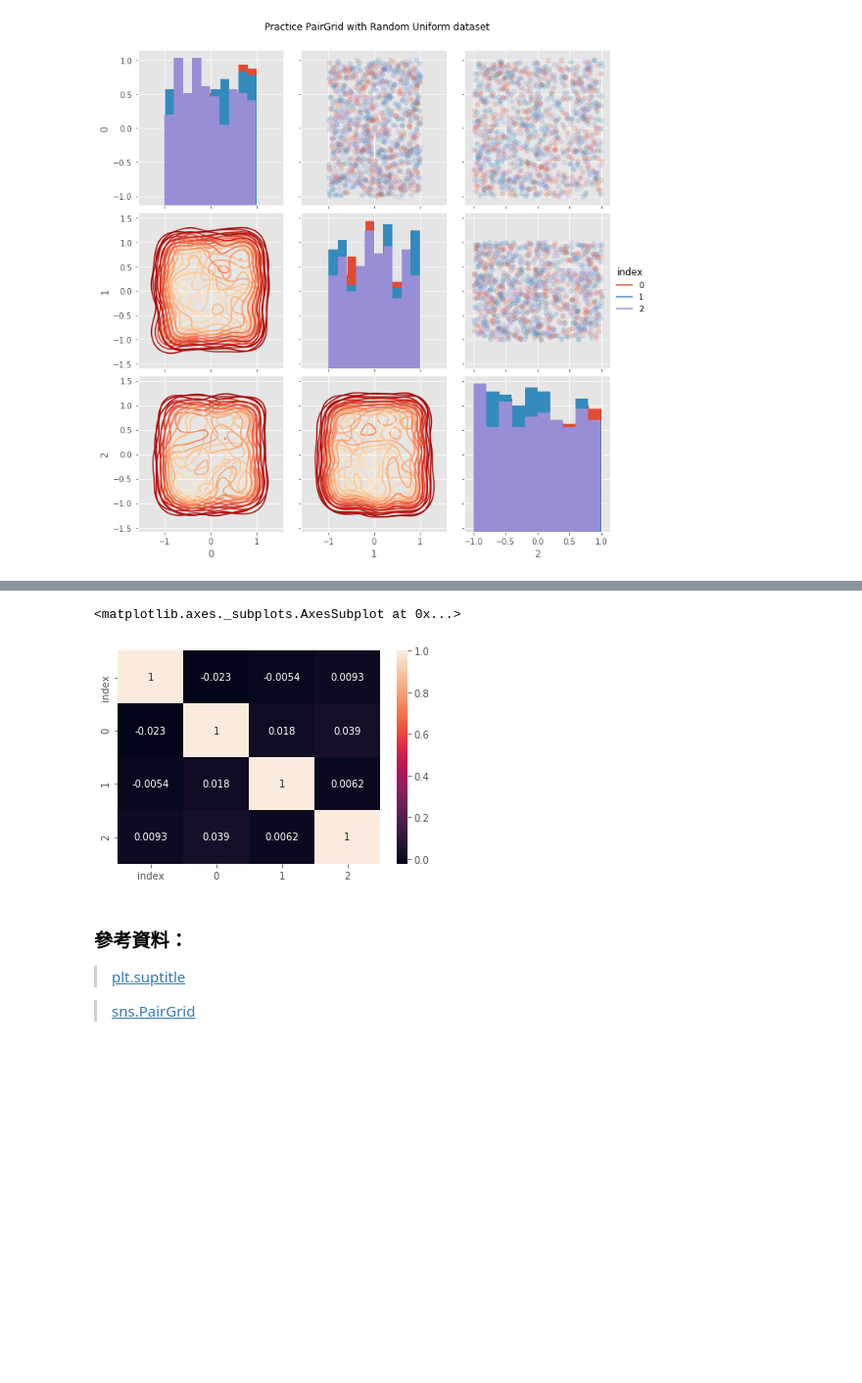
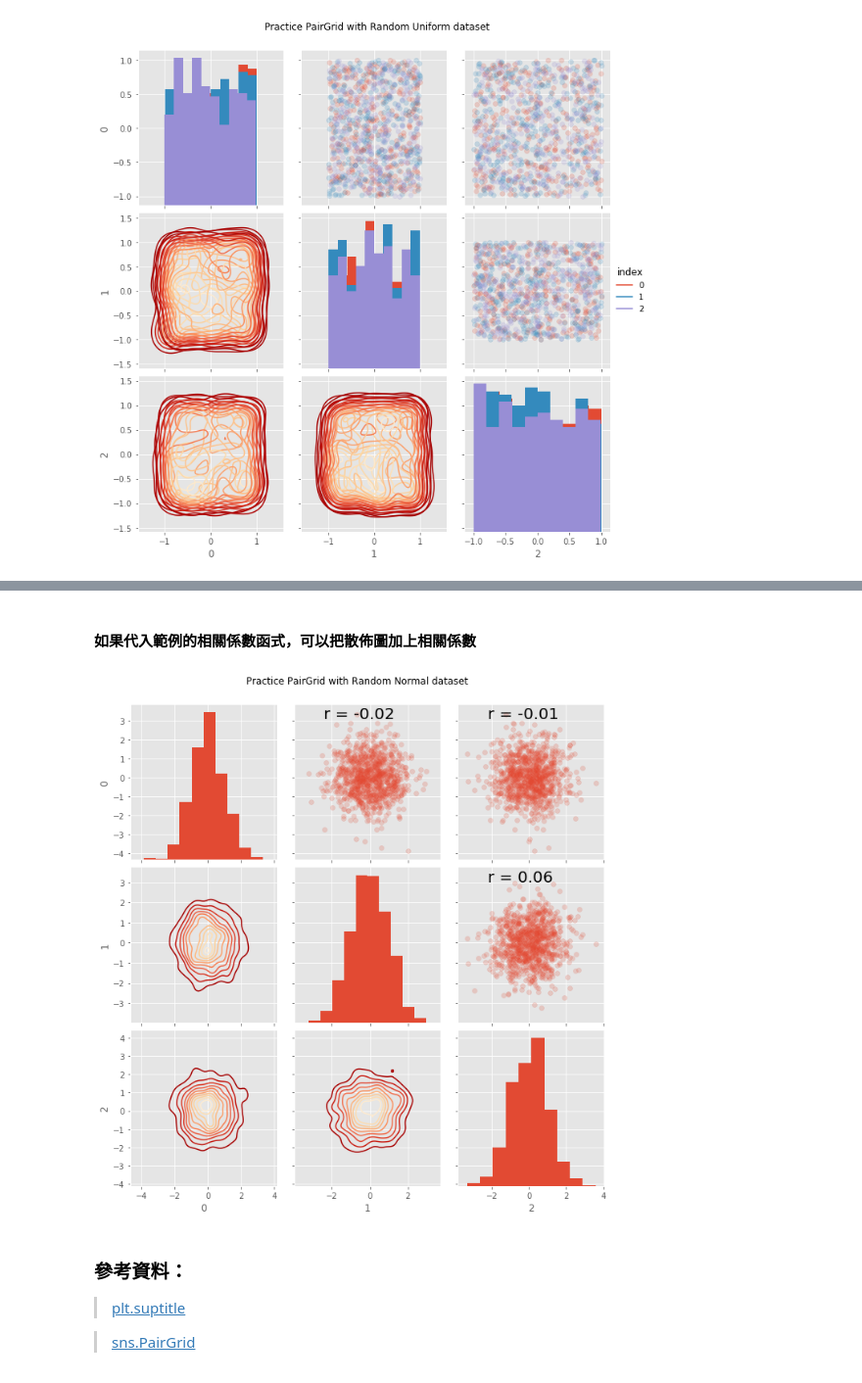
Before and after one commit to w2051200021/ML100Days, a Jupyter notebook: homework/Day_020_HW.ipynb, the cells around one changed output, grey strips where cells are left out. Shown at 98% size. Drawn from its saved outputs; the diff is of its cells as text; code cells hidden in the pictures; blank space fills up the shorter version.

```diff
--- a/homework/Day_020_HW.ipynb
+++ b/homework/Day_020_HW.ipynb
@@ -99,8 +99,43 @@ plt.show()
-# %%
-sns.heatmap(plot_data.corr(), annot = True)
-# %% [output]
-<matplotlib.axes._subplots.AxesSubplot at 0x...>
-[figure, removed]
+# %% [markdown]
+#### 如果代入範例的相關係數函式，可以把散佈圖加上相關係數
+# %%
+# 定義函數 : 計算兩個 column 之間的相關係數
+def corr_func(x, y, **kwargs):
+    r = np.corrcoef(x, y)[0][1]
+    ax = plt.gca() # Get the Current Axes, creating one if necessary.
+    ax.annotate("r = {:.2f}".format(r),
+                xy=(.2, .8), xycoords=ax.transAxes,
+                size = 20)
+# %%
+nrow = 1000
+ncol = 3
+"""
+Your Code Here
+"""
+data = np.random.randn(3000)
+matrix = pd.DataFrame(data.reshape(1000, 3))
+
+# 隨機給予 0, 1, 2 三種標籤
+indice = np.random.choice([0,1,2], size=nrow)
+matrix.index = indice
+plot_data = pd.DataFrame(matrix).reset_index()
+
+# 繪製 seborn 進階 Heatmap
+grid = sns.PairGrid(data = plot_data, size = 3, diag_sharey=False, vars = [x for x in list(plot_data.columns) if x != 'index']) # 除了 index 之外的變數
+"""
+Your Code Here
+Please replace "..." to correct plot function
+"""
+grid.map_upper(plt.scatter , alpha = 0.2)
+grid.map_upper(corr_func)
+grid.map_diag(plt.hist)
+grid.map_lower(sns.kdeplot , cmap = plt.cm.OrRd_r)
+grid.add_legend()
+
+plt.suptitle('Practice PairGrid with Random Normal dataset', y = 1.05)
+plt.show()
+# %% [output]
+[figure, added]
 # %% [markdown]
 ### 參考資料：
 >[plt.suptitle](https://matplotlib.org/api/_as_gen/matplotlib.pyplot.suptitle.html)
```
Also changed, not shown: parts of 1 cell of this notebook, 1 other file.
